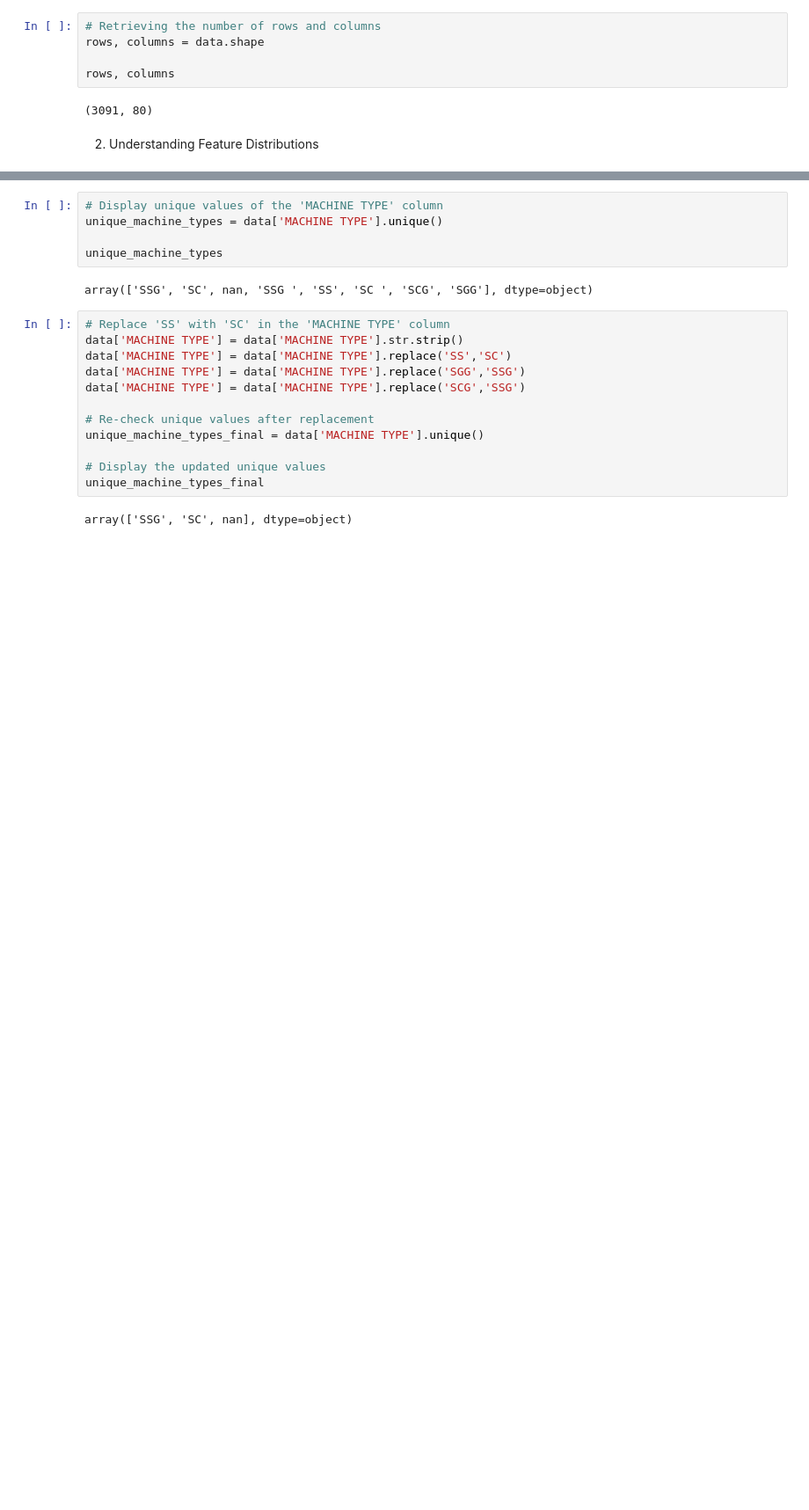
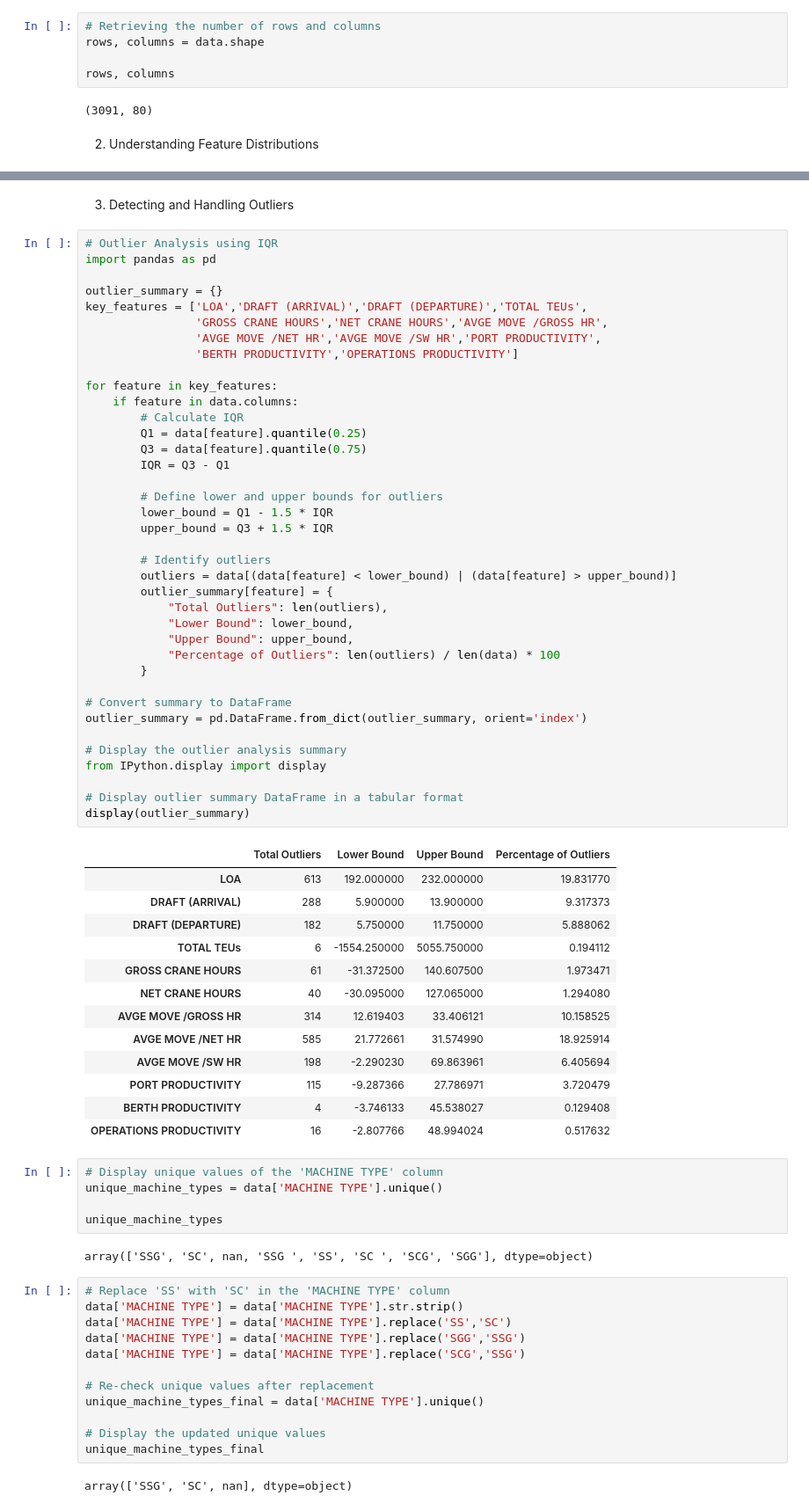
Before and after one commit to Athman-Athman/RESEARCH, a Jupyter notebook: RESEARCH_DATA_ANALYSIS_VTT_NOV_24.ipynb, the cells around one changed output, grey strips where cells are left out. Shown at 88% size. Drawn from its saved outputs; the diff is of its cells as text; blank space fills up the shorter version.

```diff
--- a/RESEARCH_DATA_ANALYSIS_VTT_NOV_24.ipynb
+++ b/RESEARCH_DATA_ANALYSIS_VTT_NOV_24.ipynb
@@ -210,3 +245,57 @@ for feature in numeric_features:
+# %% [markdown]
+3. Detecting and Handling Outliers
+# %%
+# Outlier Analysis using IQR
+import pandas as pd
+
+outlier_summary = {}
+key_features = ['LOA','DRAFT (ARRIVAL)','DRAFT (DEPARTURE)','TOTAL TEUs',
+                'GROSS CRANE HOURS','NET CRANE HOURS','AVGE MOVE /GROSS HR',
+                'AVGE MOVE /NET HR','AVGE MOVE /SW HR','PORT PRODUCTIVITY',
+                'BERTH PRODUCTIVITY','OPERATIONS PRODUCTIVITY']
+
+for feature in key_features:
+    if feature in data.columns:
+        # Calculate IQR
+        Q1 = data[feature].quantile(0.25)
+        Q3 = data[feature].quantile(0.75)
+        IQR = Q3 - Q1
+
+        # Define lower and upper bounds for outliers
+        lower_bound = Q1 - 1.5 * IQR
+        upper_bound = Q3 + 1.5 * IQR
+
+        # Identify outliers
+        outliers = data[(data[feature] < lower_bound) | (data[feature] > upper_bound)]
+        outlier_summary[feature] = {
+            "Total Outliers": len(outliers),
+            "Lower Bound": lower_bound,
+            "Upper Bound": upper_bound,
+            "Percentage of Outliers": len(outliers) / len(data) * 100
+        }
+
+# Convert summary to DataFrame
+outlier_summary = pd.DataFrame.from_dict(outlier_summary, orient='index')
+
+# Display the outlier analysis summary
+from IPython.display import display
+
+# Display outlier summary DataFrame in a tabular format
+display(outlier_summary)
+# %% [output]
+|  | Total Outliers | Lower Bound | Upper Bound | Percentage of Outliers |
+| LOA | 613 | 192.000000 | 232.000000 | 19.831770 |
+| DRAFT (ARRIVAL) | 288 | 5.900000 | 13.900000 | 9.317373 |
+| DRAFT (DEPARTURE) | 182 | 5.750000 | 11.750000 | 5.888062 |
+| TOTAL TEUs | 6 | -1554.250000 | 5055.750000 | 0.194112 |
+| GROSS CRANE HOURS | 61 | -31.372500 | 140.607500 | 1.973471 |
+| NET CRANE HOURS | 40 | -30.095000 | 127.065000 | 1.294080 |
+| AVGE MOVE /GROSS HR | 314 | 12.619403 | 33.406121 | 10.158525 |
+| AVGE MOVE /NET HR | 585 | 21.772661 | 31.574990 | 18.925914 |
+| AVGE MOVE /SW HR | 198 | -2.290230 | 69.863961 | 6.405694 |
+| PORT PRODUCTIVITY | 115 | -9.287366 | 27.786971 | 3.720479 |
+| BERTH PRODUCTIVITY | 4 | -3.746133 | 45.538027 | 0.129408 |
+| OPERATIONS PRODUCTIVITY | 16 | -2.807766 | 48.994024 | 0.517632 |
 # %%
 # Display unique values of the 'MACHINE TYPE' column
 unique_machine_types = data['MACHINE TYPE'].unique()
```
Also changed, not shown: parts of 2 cells of this notebook.
